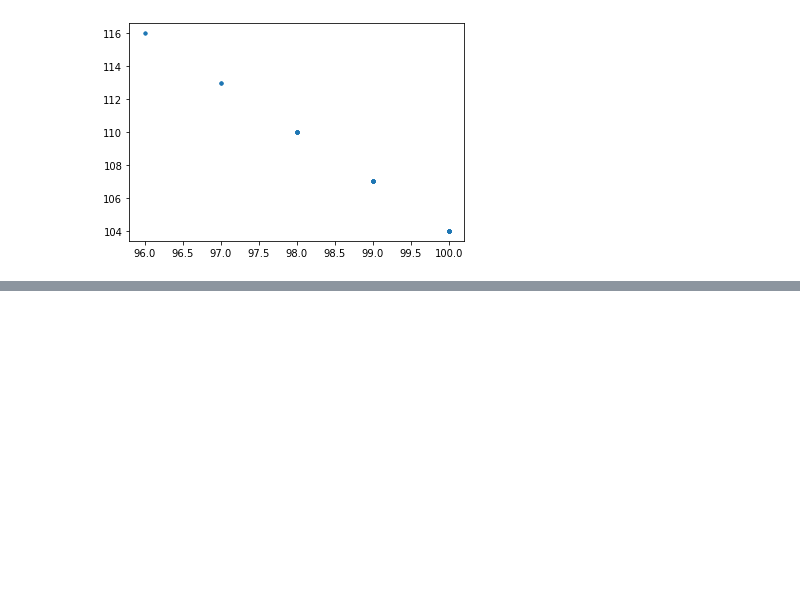
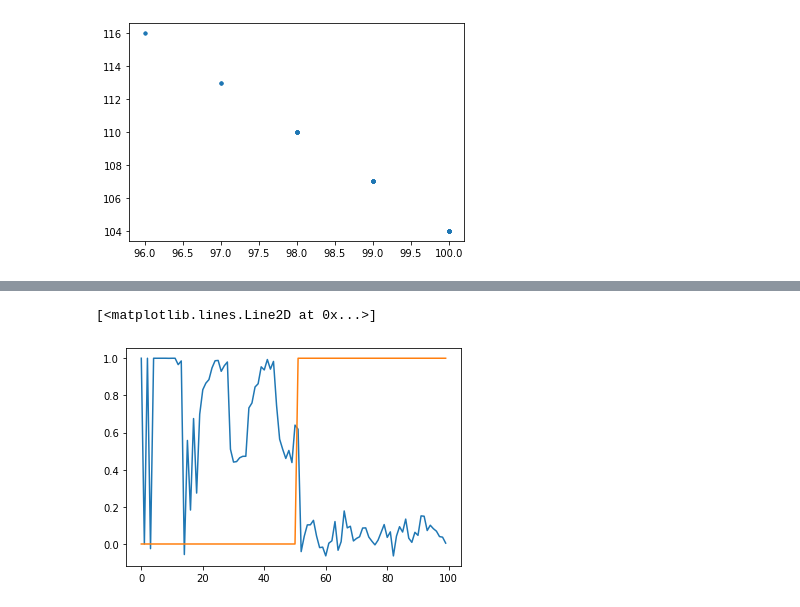
Before and after one commit to peterbarnettnz/rl-ipd, a Jupyter notebook: Ray_IPDs.ipynb, the cells around one changed output, grey strips where cells are left out. Saved outputs shown, nothing was run; the diff lists cells and outputs as text; code cells hidden in the pictures; blank space fills up the shorter version.

```diff
--- a/Ray_IPDs.ipynb
+++ b/Ray_IPDs.ipynb
@@ -519,0 +840,2 @@ class MatrixGameRollingHistoryEnv(gym.Env):
+# %%
+env.step(1)
@@ -1076,0 +1188,5 @@ results.results.con
+# %%
+
+path1 = '/home/peter/ray_results/test_cp/PPO_MG_roll_env_0879f_00000_0_2021-08-01_21-51-24'
+with open(path1 + '/params.pkl', 'rb') as f:
+    data = pickle.load(f)
@@ -1076,0 +1213,2 @@ results.results.con
+# %%
+agent = PPOTrainer(config=data)
@@ -1076,0 +1234,28 @@ results.results.con
+# %%
+n_eval_steps = 100
+n_runs =100
+# env = agent.env_creator({})
+env = MatrixGameRollingHistoryEnv_2player()
+
+state = env.reset()
+a1_save = np.empty((n_runs, n_eval_steps))
+
+a2_save = np.empty((n_runs, n_eval_steps))
+prob_save = np.empty((n_runs, n_eval_steps))
+for j in range(n_runs):
+    state = env.reset()
+
+    for i in range(n_eval_steps):
+        a2 = int(i > 50)
+        action_output = agent.compute_action(state,full_fetch=True)
+
+        a1 = action_output[0]
+        prob = action_output[2]['action_prob']
+        if a1:
+            prob = prob - 1
+        prob_save[j, i] = prob
+        a1_save[j, i] = a1
+        a2_save[j, i] = a2
+        print(a1, a2)
+
+        state, reward, done, results = env.step(a1, a2)
@@ -1076,0 +1280,8 @@ results.results.con
+# %%
+plt.plot(np.mean(prob_save, axis=0))
+# plt.plot(prob_save.T)
+
+plt.plot(a2_save[0,:])
+# %% [output]
+[<matplotlib.lines.Line2D at 0x...>]
+[figure, added]
```
Also changed, not shown: parts of 71 cells of this notebook, 6 other files.
